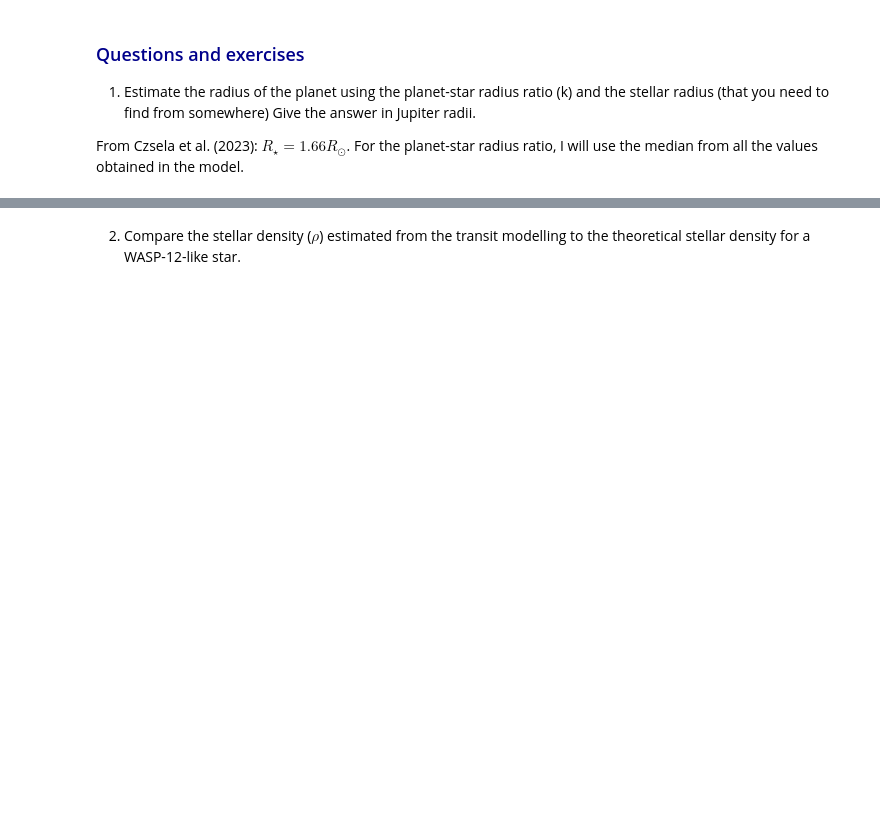
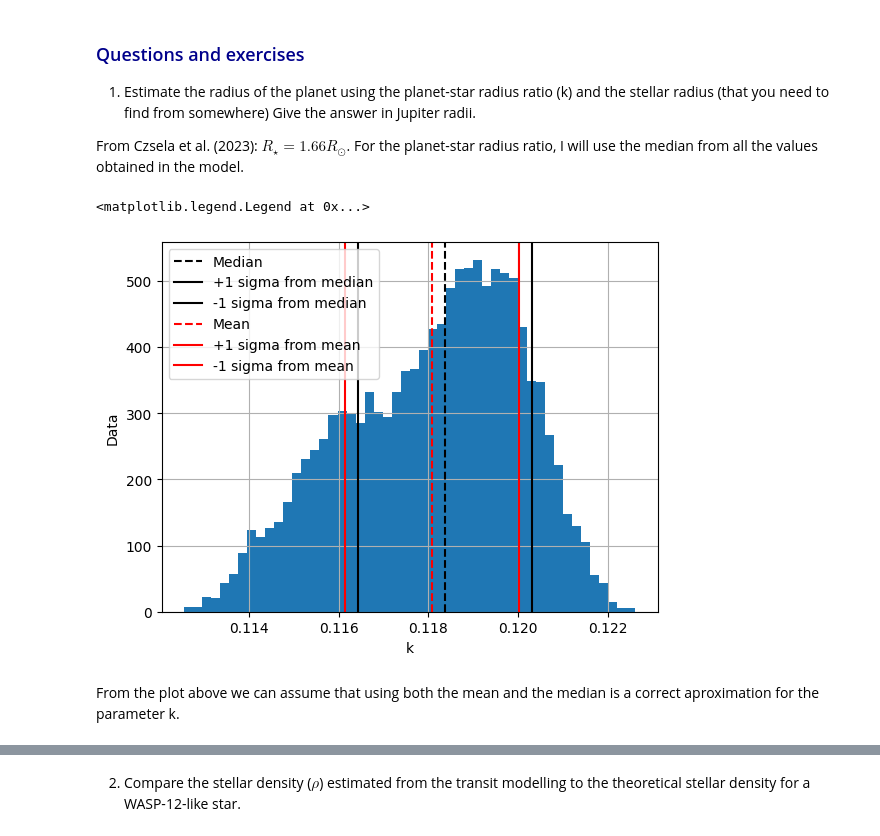
Before and after one commit to guillev30/ull_exoexo_2324, a Jupyter notebook: 02_transit_analysis.ipynb, the cells around one changed output, grey strips where cells are left out. Drawn from its saved outputs; the diff is of its cells as text; code cells hidden in the pictures; blank space fills up the shorter version.

```diff
--- a/02_transit_analysis.ipynb
+++ b/02_transit_analysis.ipynb
@@ -191,6 +191,26 @@ corner(df[ccols].values, labels=ccols);
 1. Estimate the radius of the planet using the planet-star radius ratio (k) and the stellar radius (that you need to find from somewhere) Give the answer in Jupiter radii.
 
 From Czsela et al. (2023): $R_\star = 1.66R_\odot$. For the planet-star radius ratio, I will use the median from all the values obtained in the model.
+# %%
+import matplotlib.pyplot as plt
+df.k.hist(bins=50)
+plt.axvline(x = median(df.k), color = 'k', linestyle = '--', label = 'Median')
+plt.axvline(x = median(df.k)+df.k.std(), color = 'k', linestyle = '-', label = '+1 sigma from median')
+plt.axvline(x = median(df.k)-df.k.std(), color = 'k', linestyle = '-', label = '-1 sigma from median')
+
+plt.axvline(x = df.k.mean(), color = 'r', linestyle = '--', label = 'Mean')
+plt.axvline(x = df.k.mean()+df.k.std(), color = 'r', linestyle = '-', label = '+1 sigma from mean')
+plt.axvline(x = df.k.mean()-df.k.std(), color = 'r', linestyle = '-', label = '-1 sigma from mean')
+
+plt.xlabel('k')
+plt.ylabel('Data')
+
+plt.legend(loc = 'best')
+# %% [output]
+<matplotlib.legend.Legend at 0x...>
+[figure, added]
+# %% [markdown]
+From the plot above we can assume that using both the mean and the median is a correct aproximation for the parameter k.
 # %%
 import numpy as np
 
```
Also changed, not shown: parts of 9 cells of this notebook, 1 other file.
